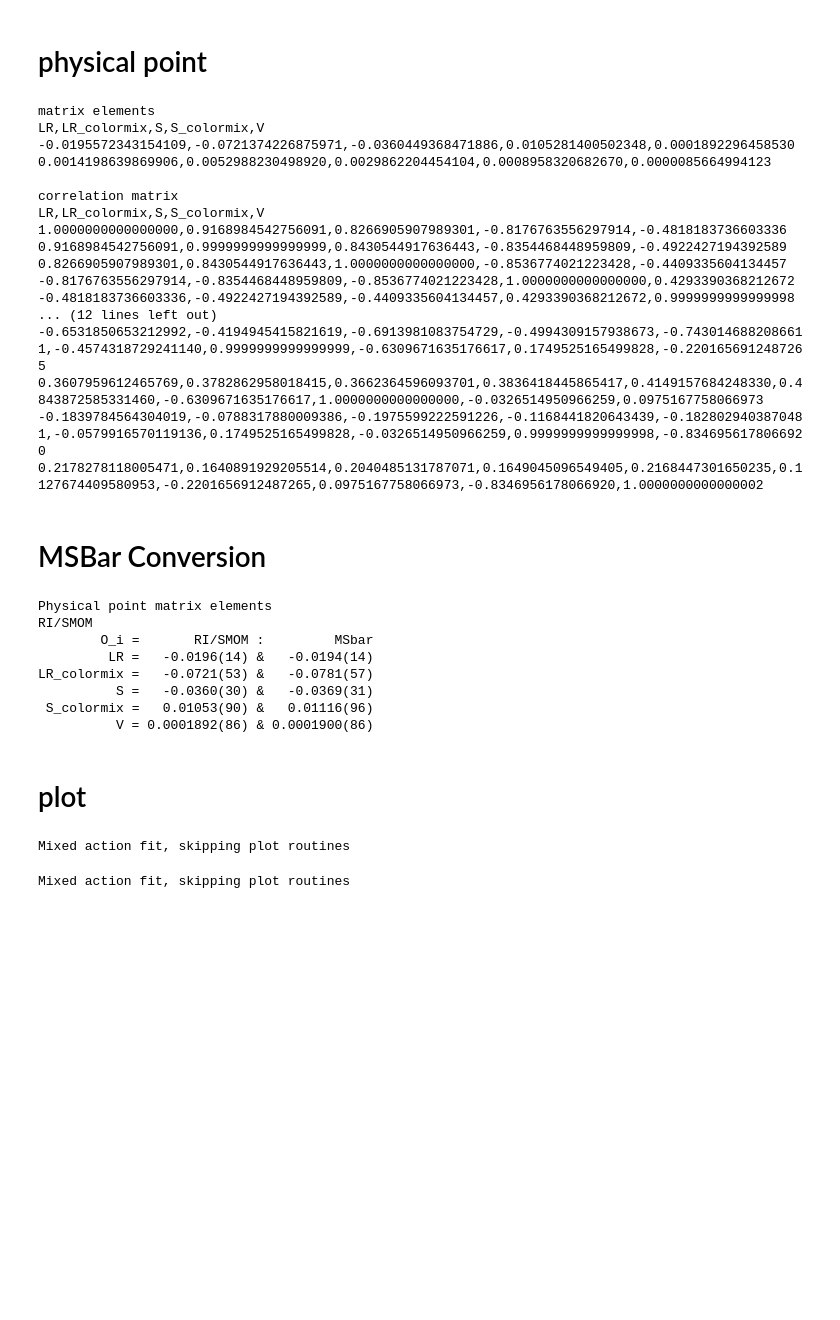
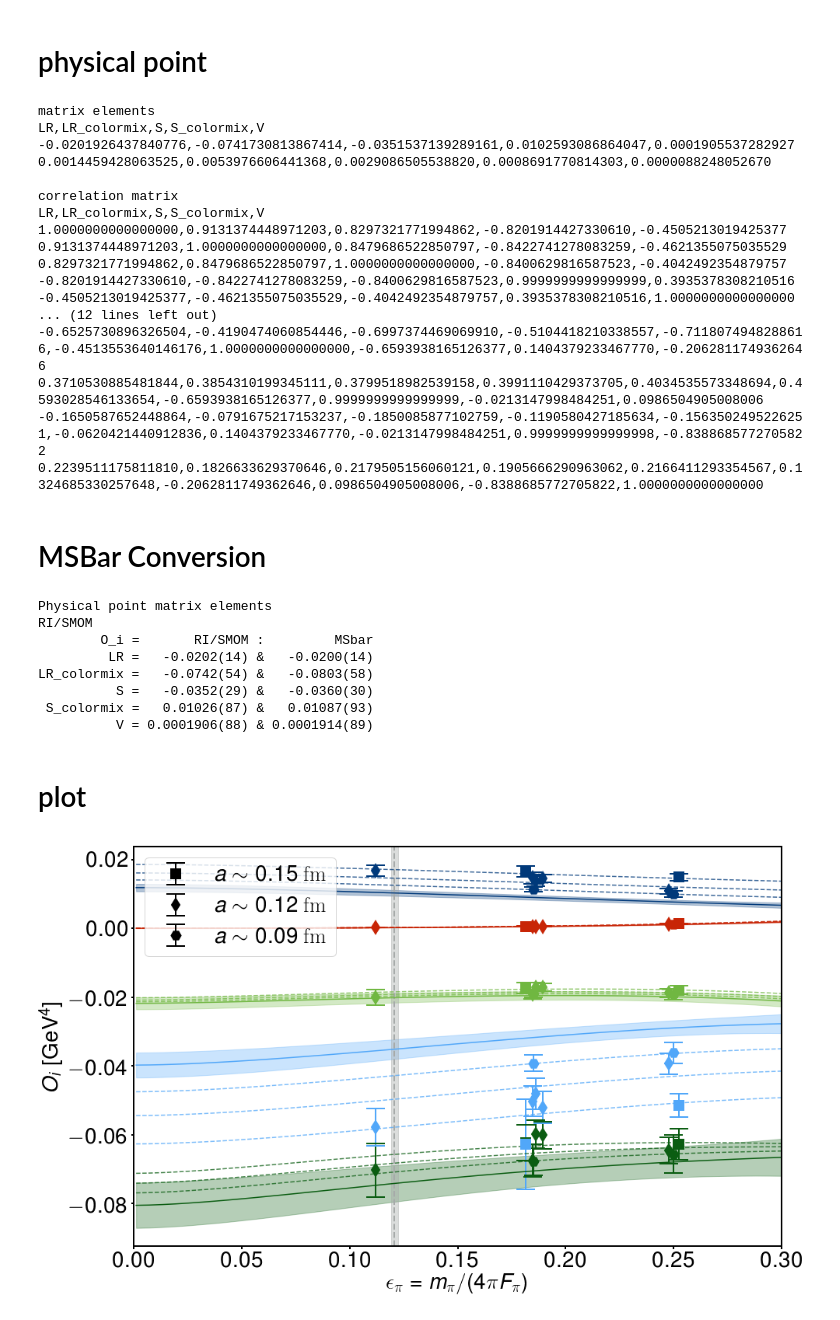
Before and after one commit to callat-qcd/project_0vbb, a Jupyter notebook: 0vbb_workbook.ipynb, the cells around one changed output. Drawn from its saved outputs; the diff is of its cells as text; code cells hidden in the pictures; blank space fills up the shorter version.

```diff
--- a/0vbb_workbook.ipynb
+++ b/0vbb_workbook.ipynb
@@ -46,7 +47,7 @@ params['operators'] = ['LR','LR_colormix','S','S_colormix','V']
 params['ansatz'] = 'chipt'
 params['order'] = 2
 params['fv_flag'] = True
-params['ma_flag'] = True
+params['ma_flag'] = False
 params['alphas_flag'] = False
 # priors
 priors = dict()
@@ -497,21 +498,21 @@ print(slec)
 # %% [output]
 matrix elements
 LR,LR_colormix,S,S_colormix,V
--0.0195572343154109,-0.0721374226875971,-0.0360449368471886,0.0105281400502348,0.0001892296458530
-0.0014198639869906,0.0052988230498920,0.0029862204454104,0.0008958320682670,0.0000085664994123
+-0.0201926437840776,-0.0741730813867414,-0.0351537139289161,0.0102593086864047,0.0001905537282927
+0.0014459428063525,0.0053976606441368,0.0029086505538820,0.0008691770814303,0.0000088248052670
 
 correlation matrix
 LR,LR_colormix,S,S_colormix,V
-1.0000000000000000,0.9168984542756091,0.8266905907989301,-0.8176763556297914,-0.4818183736603336
-0.9168984542756091,0.9999999999999999,0.8430544917636443,-0.8354468448959809,-0.4922427194392589
-0.8266905907989301,0.8430544917636443,1.0000000000000000,-0.8536774021223428,-0.4409335604134457
--0.8176763556297914,-0.8354468448959809,-0.8536774021223428,1.0000000000000000,0.4293390368212672
--0.4818183736603336,-0.4922427194392589,-0.4409335604134457,0.4293390368212672,0.9999999999999998
+1.0000000000000000,0.9131374448971203,0.8297321771994862,-0.8201914427330610,-0.4505213019425377
+0.9131374448971203,1.0000000000000000,0.8479686522850797,-0.8422741278083259,-0.4621355075035529
+0.8297321771994862,0.8479686522850797,1.0000000000000000,-0.8400629816587523,-0.4042492354879757
+-0.8201914427330610,-0.8422741278083259,-0.8400629816587523,0.9999999999999999,0.3935378308210516
+-0.4505213019425377,-0.4621355075035529,-0.4042492354879757,0.3935378308210516,1.0000000000000000
 ... (12 lines left out)
--0.6531850653212992,-0.4194945415821619,-0.6913981083754729,-0.4994309157938673,-0.7430146882086611,-0.4574318729241140,0.9999999999999999,-0.6309671635176617,0.1749525165499828,-0.2201656912487265
-0.3607959612465769,0.3782862958018415,0.3662364596093701,0.3836418445865417,0.4149157684248330,0.4843872585331460,-0.6309671635176617,1.0000000000000000,-0.0326514950966259,0.0975167758066973
--0.1839784564304019,-0.0788317880009386,-0.1975599222591226,-0.1168441820643439,-0.1828029403870481,-0.0579916570119136,0.1749525165499828,-0.0326514950966259,0.9999999999999998,-0.8346956178066920
-0.2178278118005471,0.1640891929205514,0.2040485131787071,0.1649045096549405,0.2168447301650235,0.1127674409580953,-0.2201656912487265,0.0975167758066973,-0.8346956178066920,1.0000000000000002
+-0.6525730896326504,-0.4190474060854446,-0.6997374469069910,-0.5104418210338557,-0.7118074948288616,-0.4513553640146176,1.0000000000000000,-0.6593938165126377,0.1404379233467770,-0.2062811749362646
+0.3710530885481844,0.3854310199345111,0.3799518982539158,0.3991110429373705,0.4034535573348694,0.4593028546133654,-0.6593938165126377,0.9999999999999999,-0.0213147998484251,0.0986504905008006
+-0.1650587652448864,-0.0791675217153237,-0.1850085877102759,-0.1190580427185634,-0.1563502495226251,-0.0620421440912836,0.1404379233467770,-0.0213147998484251,0.9999999999999998,-0.8388685772705822
+0.2239511175811810,0.1826633629370646,0.2179505156060121,0.1905666290963062,0.2166411293354567,0.1324685330257648,-0.2062811749362646,0.0986504905008006,-0.8388685772705822,1.0000000000000000
 # %% [markdown]
 # MSBar Conversion
 # %%
@@ -539,11 +540,11 @@ for i,k in enumerate(params['operators']):
 Physical point matrix elements
 RI/SMOM
         O_i =       RI/SMOM :         MSbar
-         LR =   -0.0196(14) &   -0.0194(14)
-LR_colormix =   -0.0721(53) &   -0.0781(57)
-          S =   -0.0360(30) &   -0.0369(31)
- S_colormix =   0.01053(90) &   0.01116(96)
-          V = 0.0001892(86) & 0.0001900(86)
+         LR =   -0.0202(14) &   -0.0200(14)
+LR_colormix =   -0.0742(54) &   -0.0803(58)
+          S =   -0.0352(29) &   -0.0360(30)
+ S_colormix =   0.01026(87) &   0.01087(93)
+          V = 0.0001906(88) & 0.0001914(89)
 # %% [markdown]
 # plot
 # %%
@@ -583,10 +584,20 @@ if not params['ma_flag']:
     y_finitelattice = {op:{ea2label[k]:[alatfit[((j,k),op)] for j,ec in enumerate(x_continuum)]\
                            for k,ea2u in enumerate(ea2unique)}\
                        for op in params['operators']}
+    # Bk
+    # data
+    mpifpi = {key[0]:4.*np.pi*fit.p[(key[0],'fpi')]**2*fit.p[(key[0],'epi')] for key in gv_rey.keys() if key[1]=='V'}
+    y_bkdata = {key:gv_hisq[(key[0],'aw0')]**4*(gv_rey[key]-diff[key])/(8./3.*mpifpi[key[0]]**2) for key in gv_rey.keys() if key[1] == 'V'}
+    x_bkdata = epi_data
+    # continuum
+    x_bkcontinuum = x_continuum
+    mpifpi = 4.*np.pi*physical_params['Fpi']**2*x_bkcontinuum
+    y_bkcontinuum = {'V':np.array(y_continuum['V'])/(8./3.*mpifpi**2)}
+    # finite lattice
+    x_bkfinitelattice = x_finitelattice
+    y_bkfinitelattice = {'V':{key:y_finitelattice['V'][key]/(8./3.*mpifpi**2) for key in y_finitelattice['V'].keys()}}
 else:
     print("Mixed action fit, skipping plot routines")
-# %% [output]
-Mixed action fit, skipping plot routines
 # %%
 # plot result
 def plot_result(epi_data,data_fvcorrected,x_continuum,y_continuum,x_finitelattice,y_finitelattice,oplist,fig_name):
@@ -628,36 +639,44 @@ def plot_result(epi_data,data_fvcorrected,x_continuum,y_continuum,x_finitelattic
                         color=op_color,alpha=0.3)
         # plot finite lattice spacing
         x_finitelattice = x_finitelattice
         y_finitelattice_mean = {alat:np.array([i.mean for i in y_finitelattice[op][alat]]) for alat in ea2label}
         y_finitelattice_sdev = {alat:np.array([i.sdev for i in y_finitelattice[op][alat]]) for alat in ea2label}
         for alat in ea2label:
             ax.errorbar(x=x_finitelattice,y=y_finitelattice_mean[alat],ls='--',color=op_color,alpha=.75)
     # physical pion
     epi_phys = physical_params['mpi']/(4.*np.pi*physical_params['Fpi'])
     ax.axvspan(epi_phys.mean-epi_phys.sdev, epi_phys.mean+epi_phys.sdev, alpha=0.4, color='#a6aaa9')
     ax.axvline(epi_phys.mean,ls='--',color='#a6aaa9',lw=plot_params['lw'])
     yi,yf = ax.get_ylim()[0],ax.get_ylim()[1]
     ax.set_ylim([yi,yf])
     ax.set_xlim([0.0,0.3])
     #print(ax.get_ylim())
     ax.set_xlabel('$\epsilon_\pi=m_\pi/(4\pi F_\pi)$', fontsize=plot_params['fs_xy'])
-    ax.set_ylabel('$O_i$ [GeV${}^4$]', fontsize=plot_params['fs_xy'])
-    if oplist == ['V']:
+    if fig_name in ['Bk.pdf']:
+        ax.set_ylabel('$B_{K}$', fontsize=plot_params['fs_xy'])
+    elif fig_name in ['LR.pdf','S.pdf']:
+        opnum = {'LR':1,'S':2}
+        ax.set_ylabel('$O^{(\prime)}_%s$ [GeV${}^4$]' %opnum[fig_name.split('.')[0]], fontsize=plot_params['fs_xy'])
+    elif fig_name in ['V.pdf']:
+        ax.set_ylabel('$O_3$ [GeV${}^4$]', fontsize=plot_params['fs_xy'])
+    else:
+        ax.set_ylabel('$O_i$ [GeV${}^4$]', fontsize=plot_params['fs_xy'])
+    if oplist == ['V'] and fig_name in ['V.pdf']:
         ax.ticklabel_format(style='sci', axis='y', scilimits=(0,0))
     ax.xaxis.set_tick_params(labelsize=plot_params['ts'],width=plot_params['lw'])
     ax.yaxis.set_tick_params(labelsize=plot_params['ts'],width=plot_params['lw'])
     [ax.spines[i].set_linewidth(plot_params['lw']) for i in ax.spines]
     ax.legend(loc=2,fontsize=plot_params['fs_xy'])
     plt.draw()
     if params['save_fig']:
         plt.savefig('./plots/%s' %fig_name,transparent=True)
 # plot all operators
 if not params['ma_flag']:
     plot_result(epi_data,data_fvcorrected,x_continuum,y_continuum,x_finitelattice,y_finitelattice,params['operators'],'O_i.pdf')
 else:
     print("Mixed action fit, skipping plot routines")
 # %% [output]
-Mixed action fit, skipping plot routines
+[figure, added]
 # %%
 if not params['ma_flag']:
     plot_result(epi_data,data_fvcorrected,x_continuum,y_continuum,x_finitelattice,y_finitelattice,['LR','LR_colormix'],'LR.pdf')
```
Also changed, not shown: parts of 7 cells of this notebook, 5 other files.
